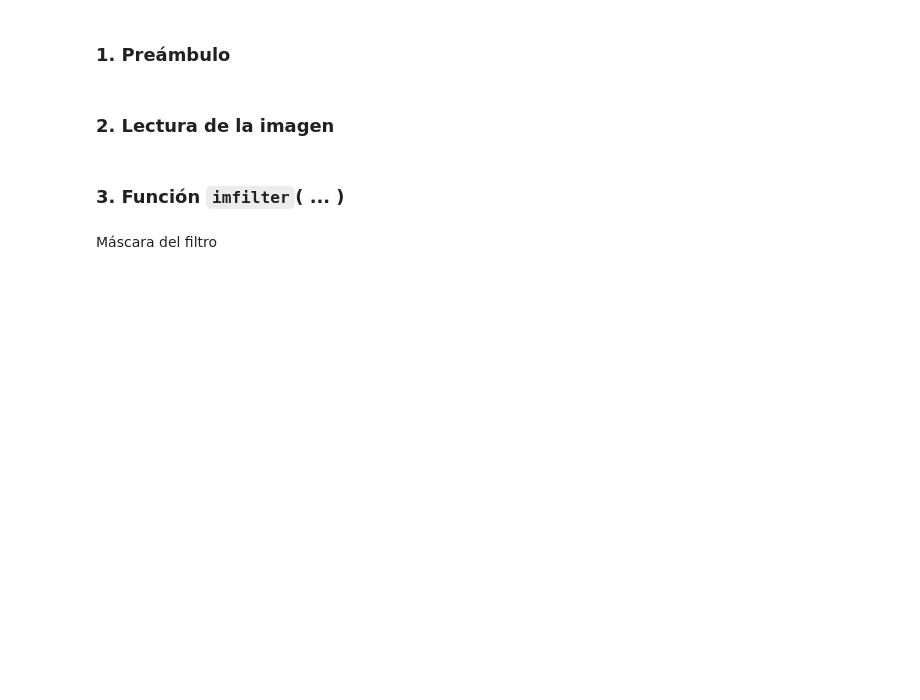
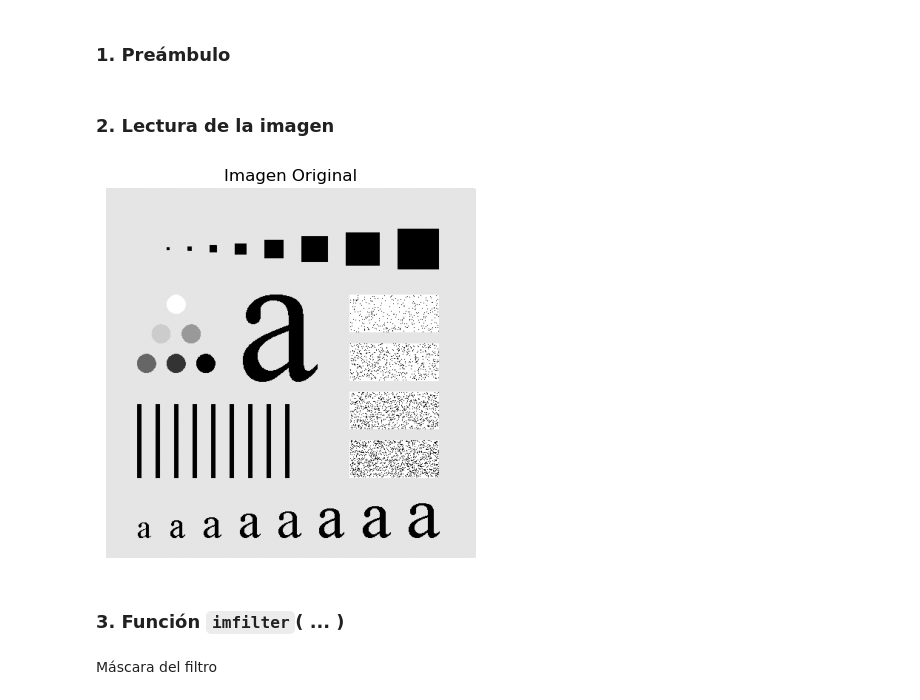
Before and after one commit to fer-barrera/cv_2026_2, a Jupyter notebook: lab_14.ipynb, the cells around one changed output. Drawn from its saved outputs; the diff is of its cells as text; code cells hidden in the pictures; blank space fills up the shorter version.

```diff
--- a/lab_14.ipynb
+++ b/lab_14.ipynb
@@ -17,14 +17,16 @@ import matplotlib.pyplot as plt
 ### 2. Lectura de la imagen
 # %%
 # Lectura y visualización de la imagen
-im_gray_1 = cv2.imread('.\images\chessboard_calibration_setup.tif', cv2.IMREAD_GRAYSCALE)
+im_gray_1 = cv2.imread(r'.\images\chessboard_calibration_setup.tif', cv2.IMREAD_GRAYSCALE)
 
 # Mostrar la imagen original
 plt.figure()
 plt.imshow(im_gray_1, cmap='gray')
 plt.title('Imagen Original')
 plt.axis('off')
 plt.show()
+# %% [output]
+[figure, added]
 # %% [markdown]
 ### 3. Función `imfilter`( ... )
 # %% [markdown]
```
Also changed, not shown: parts of 4 cells of this notebook.
